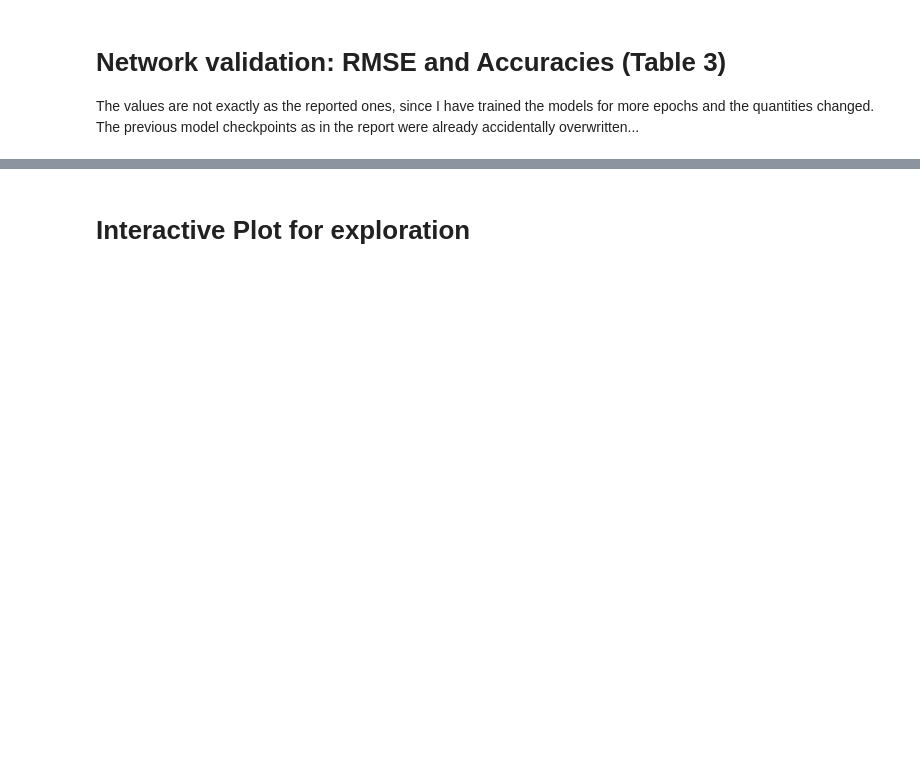
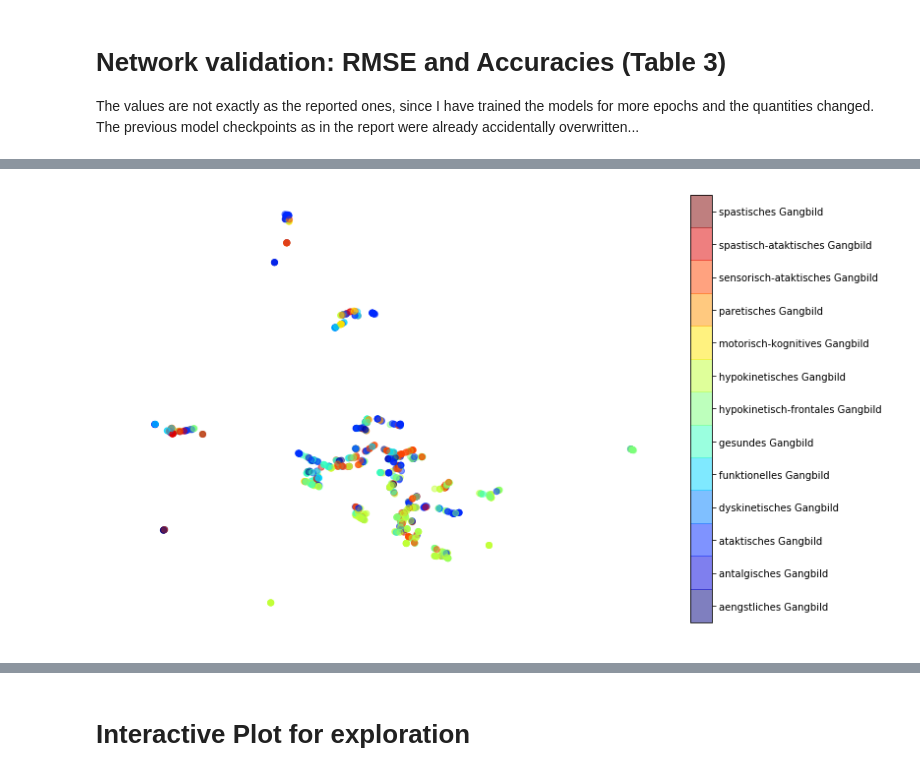
Before and after one commit to kslangewal/GaitProject, a Jupyter notebook: JupyterNotebook/interactive_latent_exploration/Thesis_analysis.ipynb, the cells around one changed output, grey strips where cells are left out. Saved outputs shown, nothing was run; the diff lists cells and outputs as text; code cells hidden in the pictures; blank space fills up the shorter version.

```diff
--- a/JupyterNotebook/interactive_latent_exploration/Thesis_analysis.ipynb
+++ b/JupyterNotebook/interactive_latent_exploration/Thesis_analysis.ipynb
@@ -379,0 +290,79 @@ B+C+T+P  0.0124 (0.0110-0.0145)  50.9625       28.7406
+# %%
+class PhenoLatentSpaceClusterer:
+    def __init__(self, df, df_phenos):
+        self.model_names = ["B+C+T+P"]
+        self.df = self._filter_df(df)
+        self.pheno = list(self.df["pheno"])
+        self.pl_umap = self._construct_pl_umap()
+
+
+    def process(self):
+        self._plot_pheno_latent_cluster()
+
+    def plot_one_model(self, model_name, alpha=0.2):
+        fig, ax = plt.subplots(figsize=(12, 8))
+        sc = ax.scatter(self.pl_umap[:, 0], self.pl_umap[:, 1], c=df_phenos.pheno_labels, cmap="jet", alpha=alpha)
+        cbar = plt.colorbar(sc, ticks=np.arange(13), boundaries=np.arange(14)-0.5)
+        cbar.ax.set_yticklabels([idx2pheno(x) for x in range(13)])
+
+        save_img_path = "thesis_results/thesis_figures/pheno_latent_colour_5TC.png"
+        ax.axis("off")
+        #plt.savefig(save_img_path, dpi=300)
+
+    def _filter_df(self, df):
+        mask = (df["pheno_mask"] == True)
+        df = df[mask]
+        return df
+
+    def _construct_pl_umap(self):
+        pl_umap = np.array(list(df_phenos["pheno_umap"]))
+        return pl_umap
+
+    def _plot_pheno_latent_cluster(self):
+        fig, axes = plt.subplots(5, 3 * len(self.model_names), figsize=(22, 20))
+        uni_vals, uni_counts = np.unique(self.pheno, return_counts=True)
+        for model_idx, model_name in enumerate(self.model_names):
+            for pheno_idx in range(13):
+                # Slice z_umap
+                pl_umap_focused, pl_umap_nonfocused = self._slice_pl_umap(model_name, df_phenos.pheno_labels, pheno_idx)
+
+                focus_alpha = 0.9
+                # Scatter
+                axes_one_grid = axes[int(np.floor(pheno_idx / 3)), int(pheno_idx % 3)]
+                axes_one_grid.scatter(x=pl_umap_nonfocused[:,0], y=pl_umap_nonfocused[:,1], c="0.7", marker=".", alpha=0.1)
+                axes_one_grid.scatter(x=pl_umap_focused[:,0], y=pl_umap_focused[:,1], c="red", marker=".", alpha=0.3)
+
+                # Plot labels
+                if model_idx==0:
+                    axes_one_grid.set_title(idx2pheno(pheno_idx))
+                axes_one_grid.set_xticks([])
+                axes_one_grid.set_yticks([])
+        fig.tight_layout()
+        save_img_path = "thesis_results/thesis_figures/pheno_latent_subplot_5TC.png"
+        #plt.savefig(save_img_path, dpi=100)
+
+    def _slice_pl_umap(self, model_name, val_to_mask, val_idx):
+        focused_mask = np.array(val_to_mask) == val_idx
+
+        # Slicing
+        pl_umap_nonfocused = self.pl_umap[focused_mask==False]
+        pl_umap_focused = self.pl_umap[focused_mask]
+        return pl_umap_focused, pl_umap_nonfocused
+
+    def _map_alpha(self, uni_vals, uni_counts, current_val):
+        idx = np.where(uni_vals == current_val)[0][0]
+        curr_count, counts_max = uni_counts[idx], np.max(uni_counts)
+        alpha = 0.15 + (1 - curr_count/counts_max)*0.6
+        return alpha
+
+plt.rc('axes', titlesize=15)     # fontsize of the axes title
+plt.rc('axes', labelsize=15)
+
+clusterer = PhenoLatentSpaceClusterer(df, df_phenos)
+
+
+clusterer.plot_one_model(model_name="B+C+T+P",
+                         alpha=0.5)
+
+clusterer.process()
+# %% [output]
@@ -379,0 +383 @@ B+C+T+P  0.0124 (0.0110-0.0145)  50.9625       28.7406
+[figure, added]
```
Also changed, not shown: parts of 15 cells of this notebook, 14 other files.
